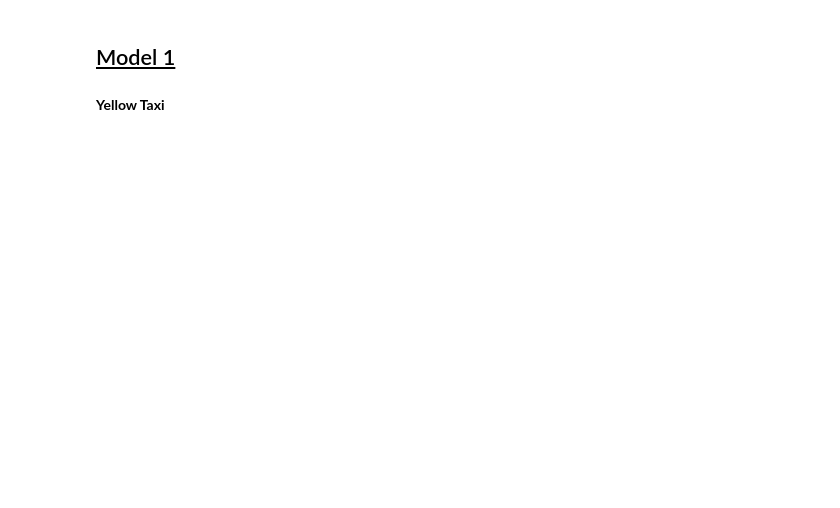
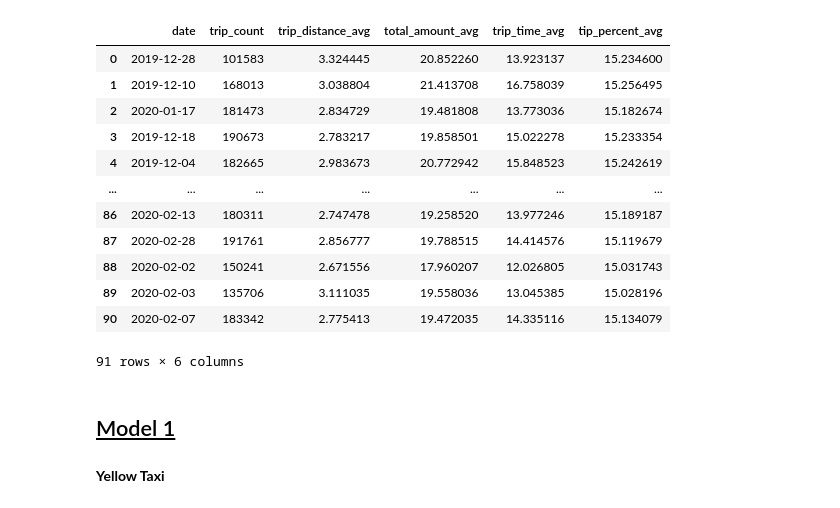
Before and after one commit to MAST30034-Applied-Data-Science/nyc-yellowtaxi-project-kelmanchen, a Jupyter notebook: scripts/modelling.ipynb, the cells around one changed output. Cells and saved outputs as stored; diff of their text form; code cells hidden in the pictures; blank space fills up the shorter version.

```diff
--- a/scripts/modelling.ipynb
+++ b/scripts/modelling.ipynb
@@ -66,5 +74,21 @@ def plot(model):
 
     plt.tight_layout()
     plt.show()
+# %%
+yellow_19_20_df_agg
+# %% [output]
+|  | date | trip_count | trip_distance_avg | total_amount_avg | trip_time_avg | tip_percent_avg |
+| 0 | 2019-12-28 | 101583 | 3.324445 | 20.852260 | 13.923137 | 15.234600 |
+| 1 | 2019-12-10 | 168013 | 3.038804 | 21.413708 | 16.758039 | 15.256495 |
+| 2 | 2020-01-17 | 181473 | 2.834729 | 19.481808 | 13.773036 | 15.182674 |
+| 3 | 2019-12-18 | 190673 | 2.783217 | 19.858501 | 15.022278 | 15.233354 |
+| 4 | 2019-12-04 | 182665 | 2.983673 | 20.772942 | 15.848523 | 15.242619 |
+| ... | ... | ... | ... | ... | ... | ... |
+| 86 | 2020-02-13 | 180311 | 2.747478 | 19.258520 | 13.977246 | 15.189187 |
+| 87 | 2020-02-28 | 191761 | 2.856777 | 19.788515 | 14.414576 | 15.119679 |
+| 88 | 2020-02-02 | 150241 | 2.671556 | 17.960207 | 12.026805 | 15.031743 |
+| 89 | 2020-02-03 | 135706 | 3.111035 | 19.558036 | 13.045385 | 15.028196 |
+| 90 | 2020-02-07 | 183342 | 2.775413 | 19.472035 | 14.335116 | 15.134079 |
+91 rows × 6 columns
 # %% [markdown]
 <h2><u>Model 1</u></h2>
```
Also changed, not shown: parts of 13 cells of this notebook, 6 other files.
